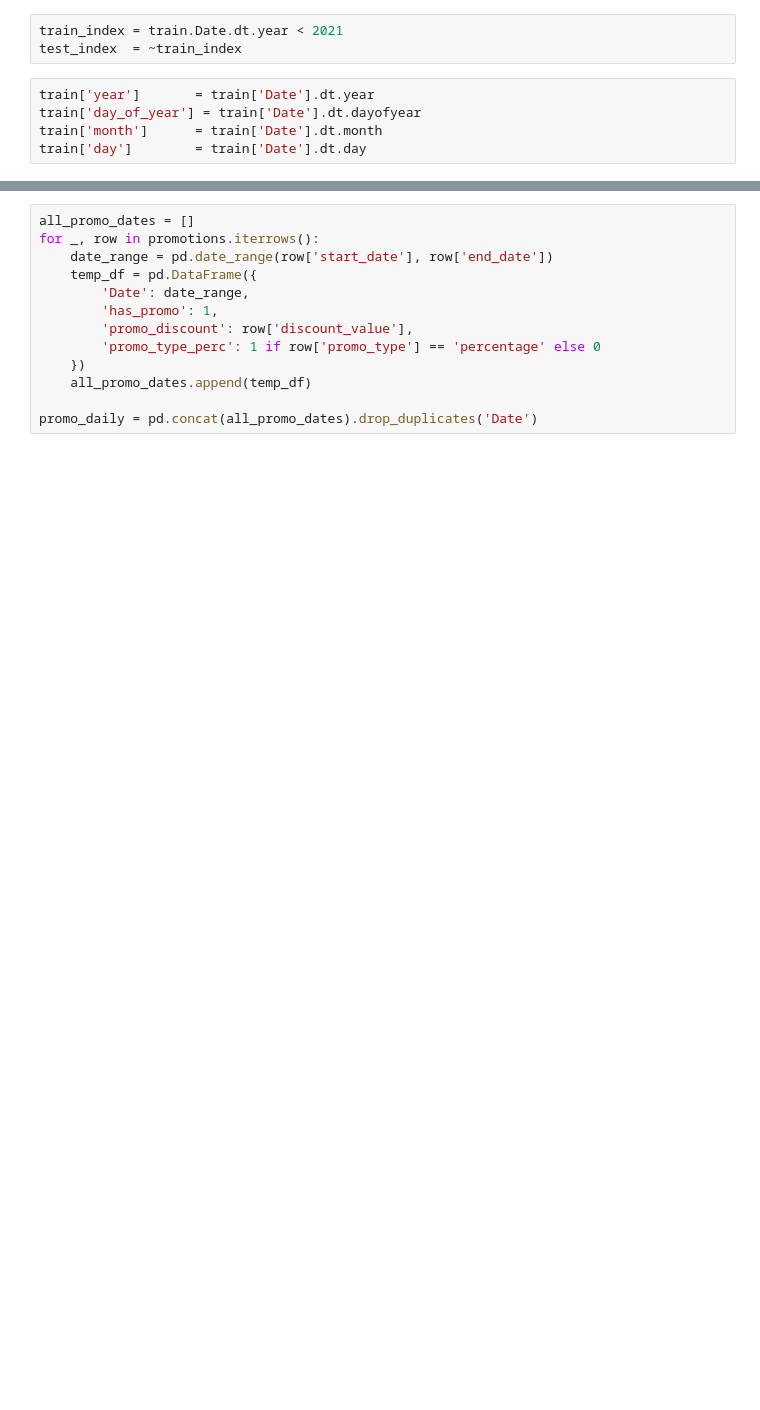
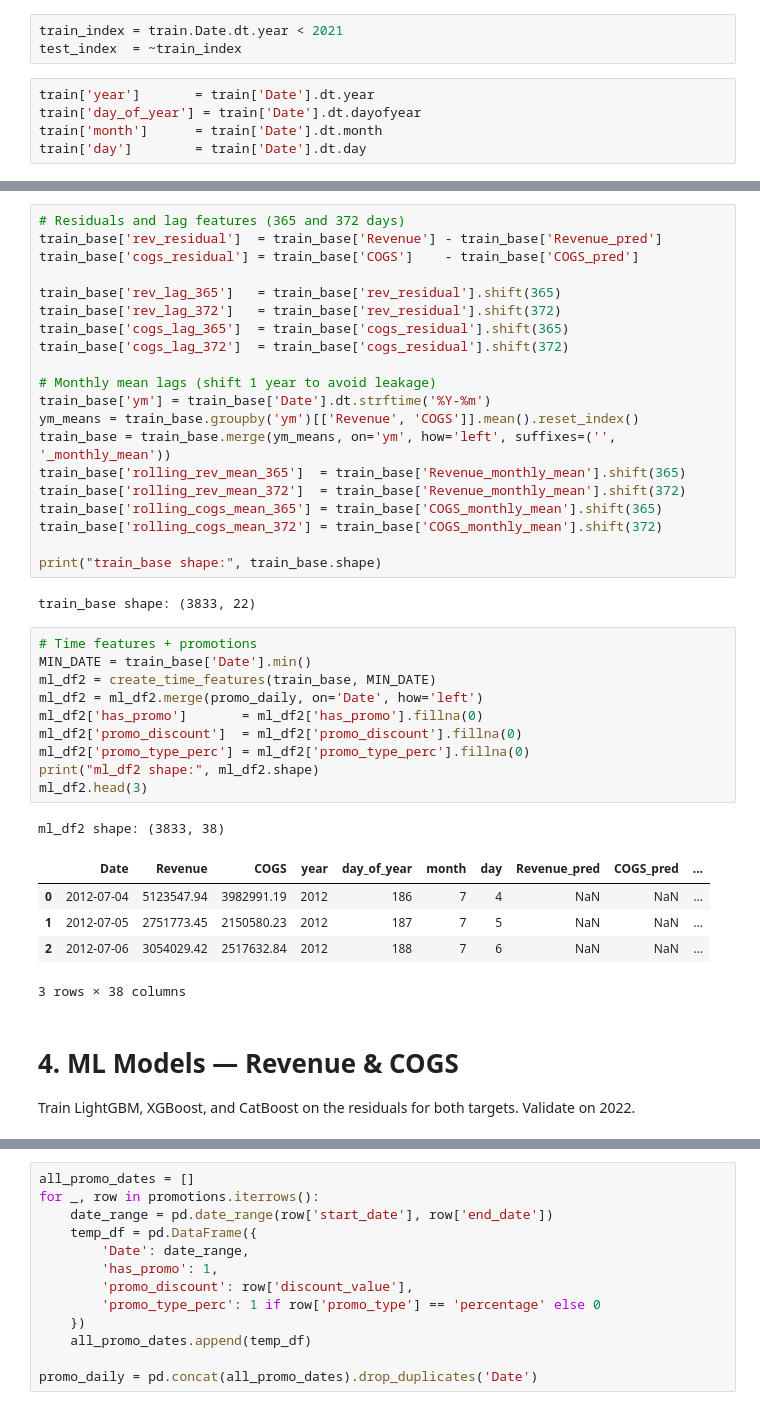
Before and after one commit to LineLuLan/The-Richers, a Jupyter notebook: notebooks/2_improved_baseline.ipynb, the cells around one changed output, grey strips where cells are left out. Cells and saved outputs as stored; diff of their text form; blank space fills up the shorter version.

Commit message:
add new experiments with 3 model and using otuna to tune parameters

```diff
--- a/notebooks/2_improved_baseline.ipynb
+++ b/notebooks/2_improved_baseline.ipynb
@@ -158,0 +247,43 @@ train['lag_372'] = train['residual'].shift(372)  # 365 + 7 (1 tuần)
+# %%
+# Residuals and lag features (365 and 372 days)
+train_base['rev_residual']  = train_base['Revenue'] - train_base['Revenue_pred']
+train_base['cogs_residual'] = train_base['COGS']    - train_base['COGS_pred']
+
+train_base['rev_lag_365']   = train_base['rev_residual'].shift(365)
+train_base['rev_lag_372']   = train_base['rev_residual'].shift(372)
+train_base['cogs_lag_365']  = train_base['cogs_residual'].shift(365)
+train_base['cogs_lag_372']  = train_base['cogs_residual'].shift(372)
+
+# Monthly mean lags (shift 1 year to avoid leakage)
+train_base['ym'] = train_base['Date'].dt.strftime('%Y-%m')
+ym_means = train_base.groupby('ym')[['Revenue', 'COGS']].mean().reset_index()
+train_base = train_base.merge(ym_means, on='ym', how='left', suffixes=('', '_monthly_mean'))
+train_base['rolling_rev_mean_365']  = train_base['Revenue_monthly_mean'].shift(365)
+train_base['rolling_rev_mean_372']  = train_base['Revenue_monthly_mean'].shift(372)
+train_base['rolling_cogs_mean_365'] = train_base['COGS_monthly_mean'].shift(365)
+train_base['rolling_cogs_mean_372'] = train_base['COGS_monthly_mean'].shift(372)
+
+print("train_base shape:", train_base.shape)
+# %% [output]
+train_base shape: (3833, 22)
+# %%
+# Time features + promotions
+MIN_DATE = train_base['Date'].min()
+ml_df2 = create_time_features(train_base, MIN_DATE)
+ml_df2 = ml_df2.merge(promo_daily, on='Date', how='left')
+ml_df2['has_promo']       = ml_df2['has_promo'].fillna(0)
+ml_df2['promo_discount']  = ml_df2['promo_discount'].fillna(0)
+ml_df2['promo_type_perc'] = ml_df2['promo_type_perc'].fillna(0)
+print("ml_df2 shape:", ml_df2.shape)
+ml_df2.head(3)
+# %% [output]
+ml_df2 shape: (3833, 38)
+|  | Date | Revenue | COGS | year | day_of_year | month | day | Revenue_pred | COGS_pred | ... |
+| 0 | 2012-07-04 | 5123547.94 | 3982991.19 | 2012 | 186 | 7 | 4 | NaN | NaN | ... |
+| 1 | 2012-07-05 | 2751773.45 | 2150580.23 | 2012 | 187 | 7 | 5 | NaN | NaN | ... |
+| 2 | 2012-07-06 | 3054029.42 | 2517632.84 | 2012 | 188 | 7 | 6 | NaN | NaN | ... |
+3 rows × 38 columns
+# %% [markdown]
+# 4. ML Models — Revenue & COGS
+
+Train LightGBM, XGBoost, and CatBoost on the residuals for both targets. Validate on 2022.
```
Also changed, not shown: parts of 57 cells of this notebook, 6 other files.
